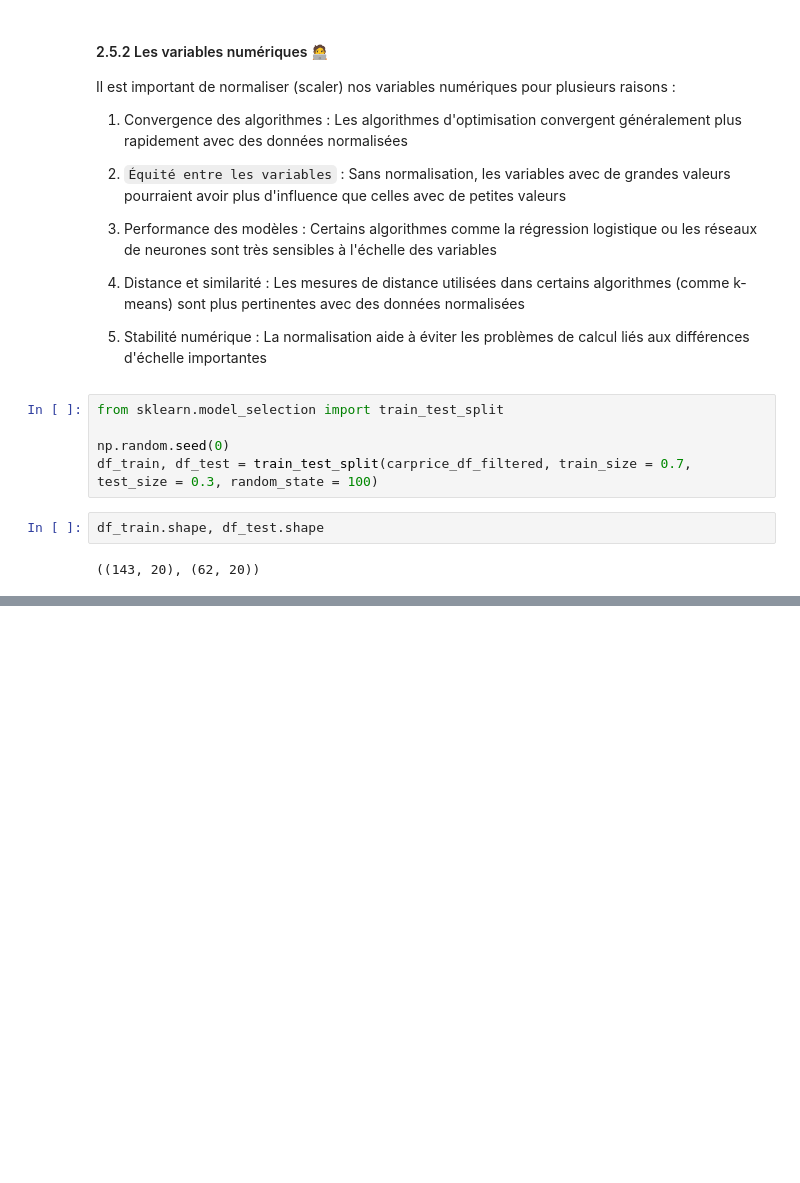
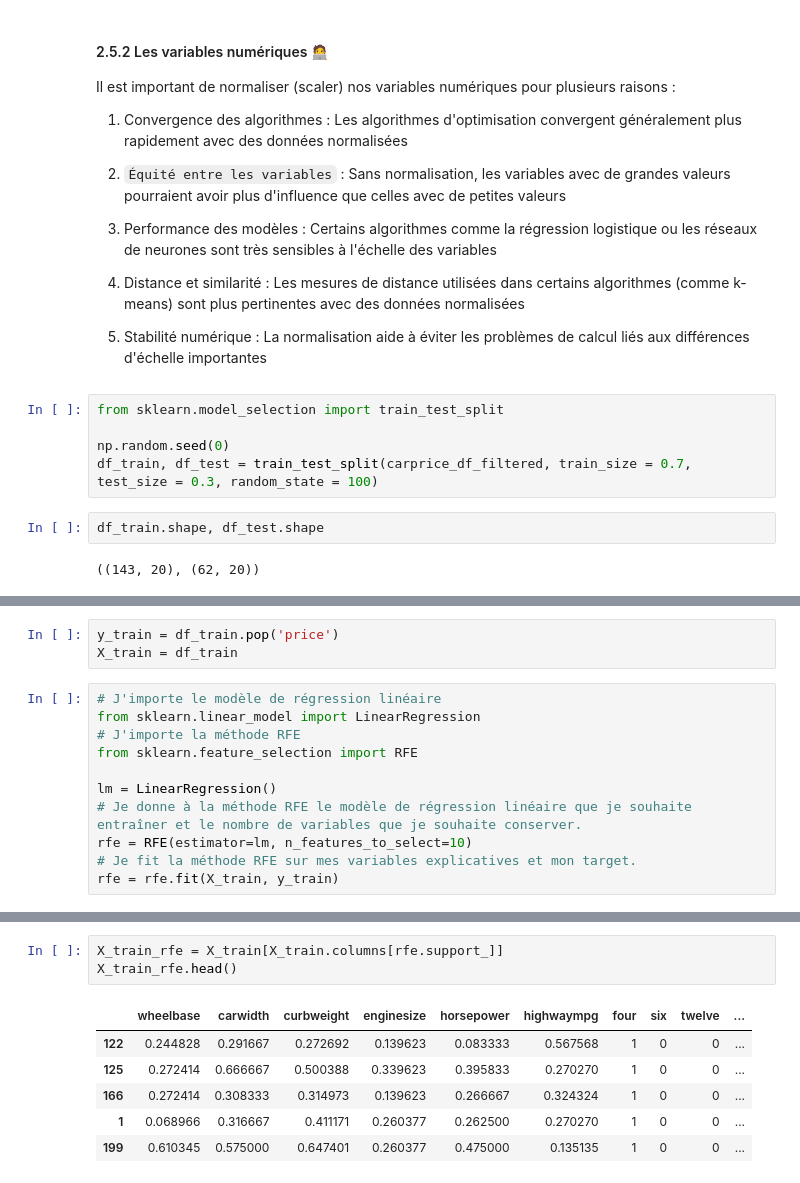
Before and after one commit to logan974/DataCupChallengeLoganFork, a Jupyter notebook: MasterClass_3/Cours3.ipynb, the cells around one changed output, grey strips where cells are left out. Saved outputs shown, nothing was run; the diff lists cells and outputs as text; blank space fills up the shorter version.

Commit message:
rfe support

```diff
--- a/MasterClass_3/Cours3.ipynb
+++ b/MasterClass_3/Cours3.ipynb
@@ -1086,0 +1252,14 @@ En suivant ces bonnes pratiques, tu minimises le risque de fuite de données et
+# %%
+y_train = df_train.pop('price')
+X_train = df_train
+# %%
+# J'importe le modèle de régression linéaire
+from sklearn.linear_model import LinearRegression
+# J'importe la méthode RFE
+from sklearn.feature_selection import RFE
+
+lm = LinearRegression()
+# Je donne à la méthode RFE le modèle de régression linéaire que je souhaite entraîner et le nombre de variables que je souhaite conserver.
+rfe = RFE(estimator=lm, n_features_to_select=10)
+# Je fit la méthode RFE sur mes variables explicatives et mon target.
+rfe = rfe.fit(X_train, y_train)
@@ -1086,0 +1302,10 @@ En suivant ces bonnes pratiques, tu minimises le risque de fuite de données et
+# %%
+X_train_rfe = X_train[X_train.columns[rfe.support_]]
+X_train_rfe.head()
+# %% [output]
+|  | wheelbase | carwidth | curbweight | enginesize | horsepower | highwaympg | four | six | twelve | ... |
+| 122 | 0.244828 | 0.291667 | 0.272692 | 0.139623 | 0.083333 | 0.567568 | 1 | 0 | 0 | ... |
+| 125 | 0.272414 | 0.666667 | 0.500388 | 0.339623 | 0.395833 | 0.270270 | 1 | 0 | 0 | ... |
+| 166 | 0.272414 | 0.308333 | 0.314973 | 0.139623 | 0.266667 | 0.324324 | 1 | 0 | 0 | ... |
+| 1 | 0.068966 | 0.316667 | 0.411171 | 0.260377 | 0.262500 | 0.270270 | 1 | 0 | 0 | ... |
+| 199 | 0.610345 | 0.575000 | 0.647401 | 0.260377 | 0.475000 | 0.135135 | 1 | 0 | 0 | ... |
```
Also changed, not shown: parts of 18 cells of this notebook, 2 other files.
